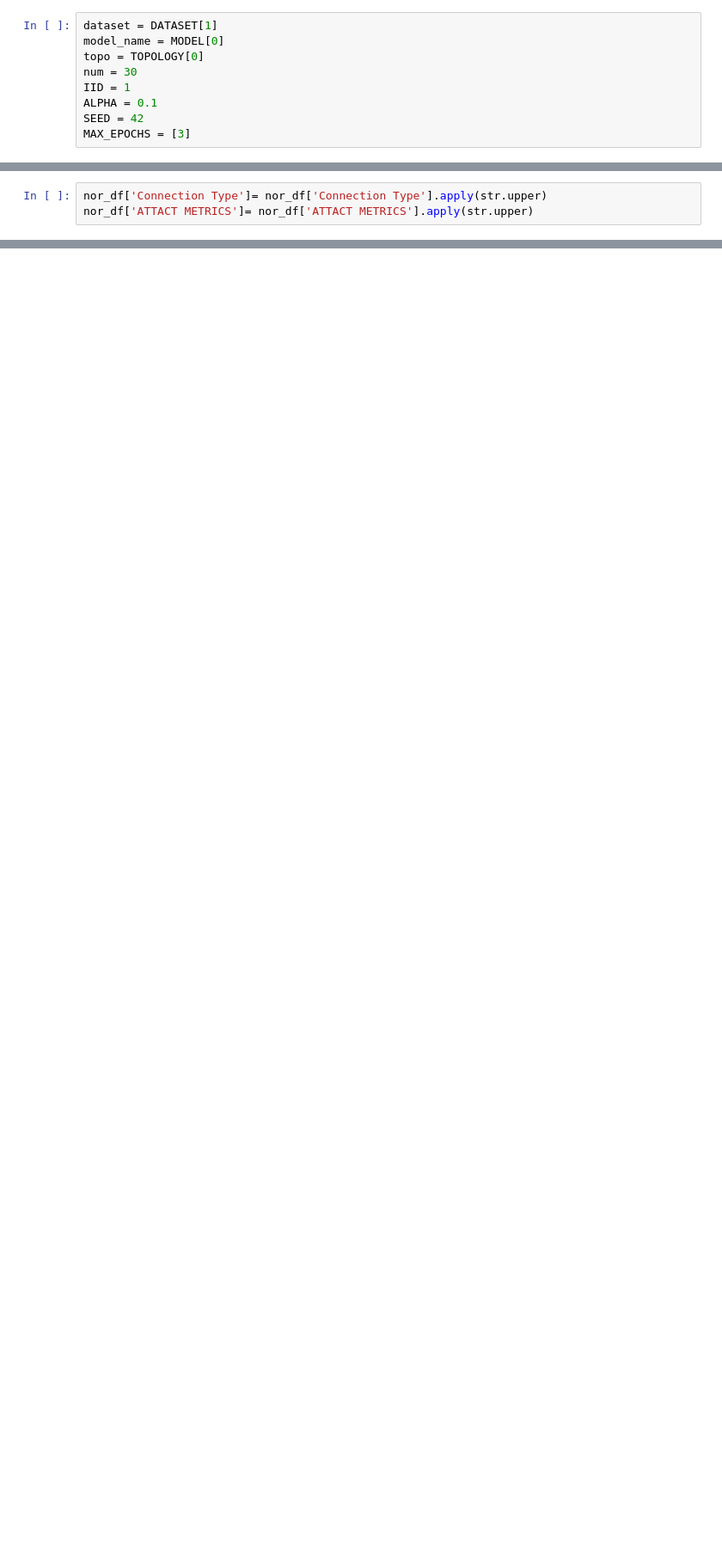
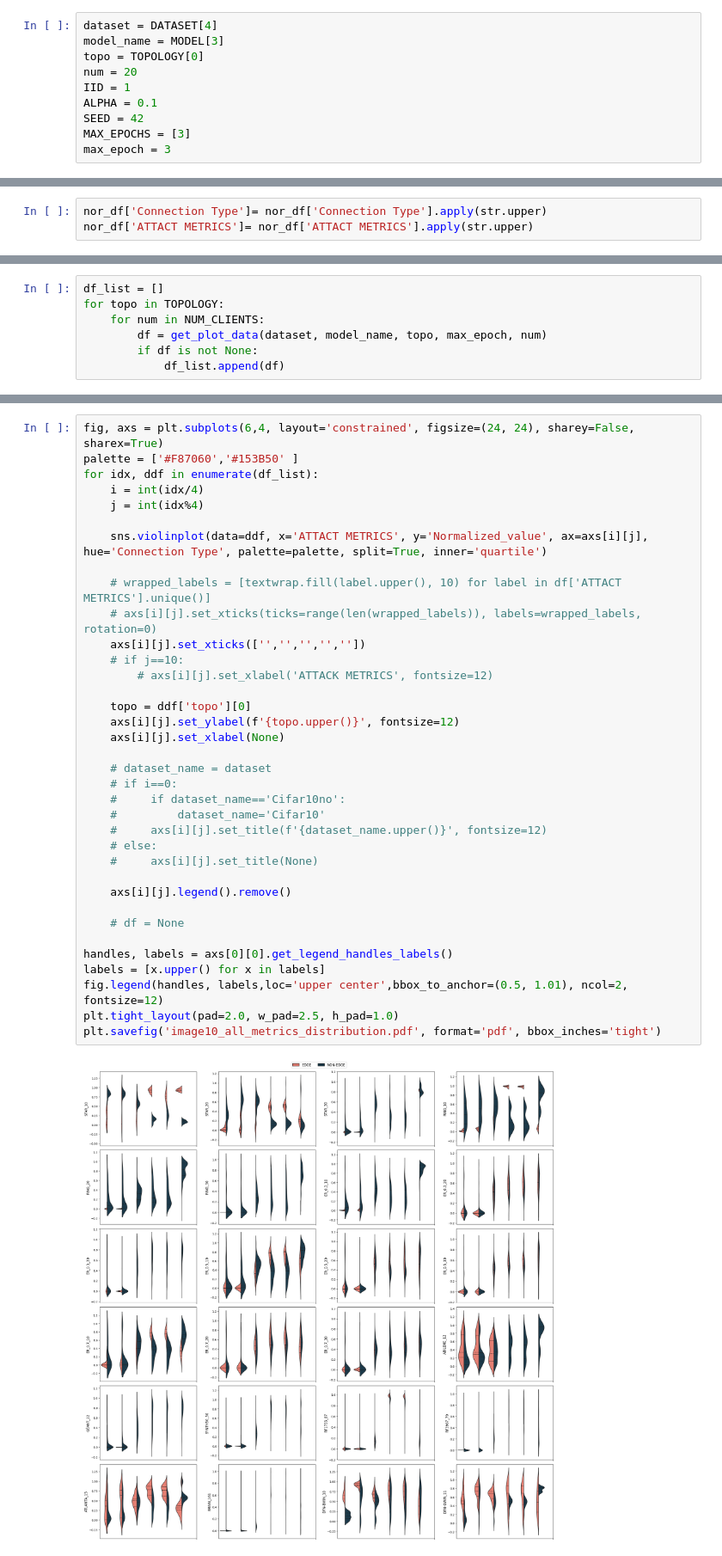
Before and after one commit to luke-feng/TIA, a Jupyter notebook: dis_plot.ipynb, the cells around one changed output, grey strips where cells are left out. Shown at 86% size. Saved outputs shown, nothing was run; the diff lists cells and outputs as text; blank space fills up the shorter version.

```diff
--- a/dis_plot.ipynb
+++ b/dis_plot.ipynb
@@ -231,12 +104,13 @@ fig.legend(handles, labels,loc='upper center',bbox_to_anchor=(0.5, 1.04), ncol=2
 # %%
-dataset = DATASET[1]
-model_name = MODEL[0]
+dataset = DATASET[4]
+model_name = MODEL[3]
 topo = TOPOLOGY[0]
-num = 30
+num = 20
 IID = 1
 ALPHA = 0.1
 SEED = 42
 MAX_EPOCHS = [3]
+max_epoch = 3
 # %%
 cur_dir = os.getcwd()
 topology_path = f"{cur_dir}/topologies/"
@@ -357,0 +228,7 @@ plt.savefig('metrics_distribution.pdf')
+# %%
+df_list = []
+for topo in TOPOLOGY:
+    for num in NUM_CLIENTS:
+        df = get_plot_data(dataset, model_name, topo, max_epoch, num)
+        if df is not None:
+            df_list.append(df)
@@ -357,0 +291,38 @@ plt.savefig('metrics_distribution.pdf')
+# %%
+fig, axs = plt.subplots(6,4, layout='constrained', figsize=(24, 24), sharey=False, sharex=True)
+palette = ['#F87060','#153B50' ]
+for idx, ddf in enumerate(df_list):
+    i = int(idx/4)
+    j = int(idx%4)
+
+    sns.violinplot(data=ddf, x='ATTACT METRICS', y='Normalized_value', ax=axs[i][j], hue='Connection Type', palette=palette, split=True, inner='quartile')
+
+    # wrapped_labels = [textwrap.fill(label.upper(), 10) for label in df['ATTACT METRICS'].unique()]
+    # axs[i][j].set_xticks(ticks=range(len(wrapped_labels)), labels=wrapped_labels, rotation=0)
+    axs[i][j].set_xticks(['','','','',''])
+    # if j==10:
+        # axs[i][j].set_xlabel('ATTACK METRICS', fontsize=12)
+
+    topo = ddf['topo'][0]
+    axs[i][j].set_ylabel(f'{topo.upper()}', fontsize=12)
+    axs[i][j].set_xlabel(None)
+
+    # dataset_name = dataset
+    # if i==0:
+    #     if dataset_name=='Cifar10no':
+    #         dataset_name='Cifar10'
+    #     axs[i][j].set_title(f'{dataset_name.upper()}', fontsize=12)
+    # else:
+    #     axs[i][j].set_title(None)
+
+    axs[i][j].legend().remove()
+
+    # df = None
+
+handles, labels = axs[0][0].get_legend_handles_labels()
+labels = [x.upper() for x in labels]
+fig.legend(handles, labels,loc='upper center',bbox_to_anchor=(0.5, 1.01), ncol=2, fontsize=12)
+plt.tight_layout(pad=2.0, w_pad=2.5, h_pad=1.0)
+plt.savefig('image10_all_metrics_distribution.pdf', format='pdf', bbox_inches='tight')
+# %% [output]
+[figure, added]
```
Also changed, not shown: parts of 16 cells of this notebook, 9 other files.
